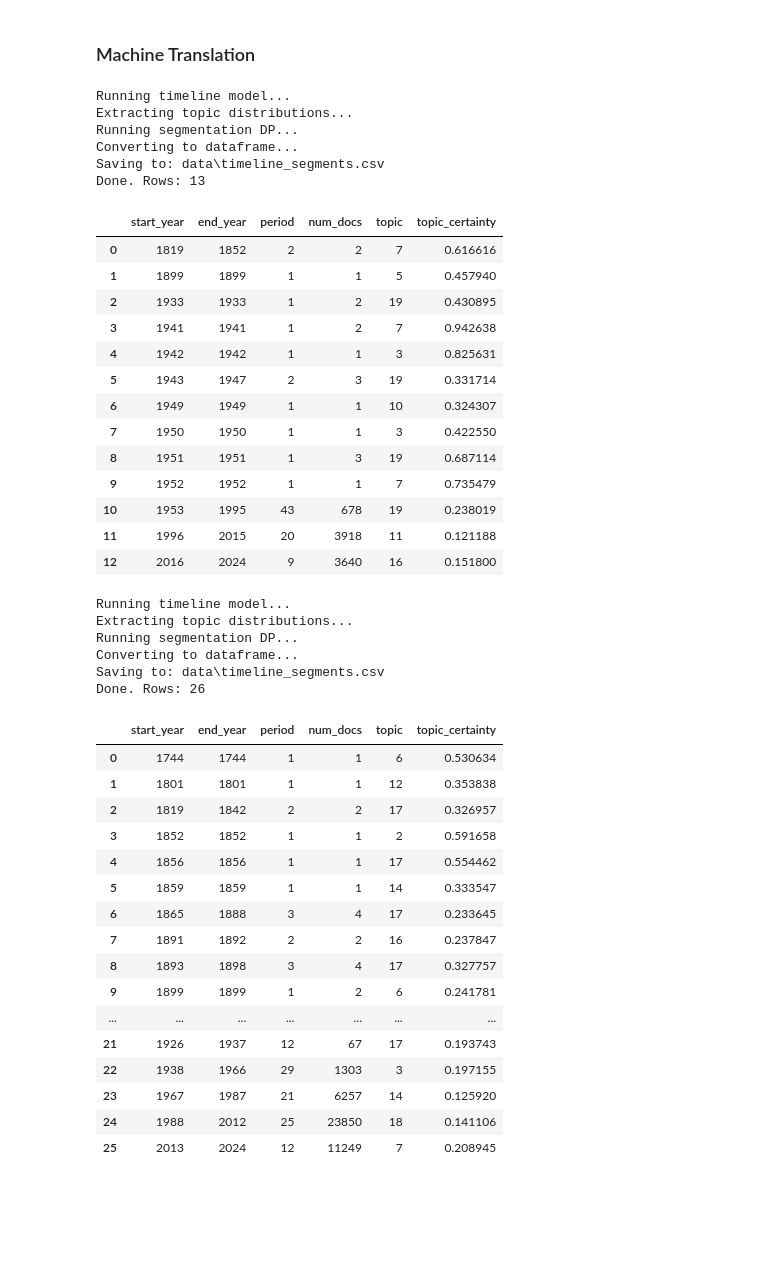
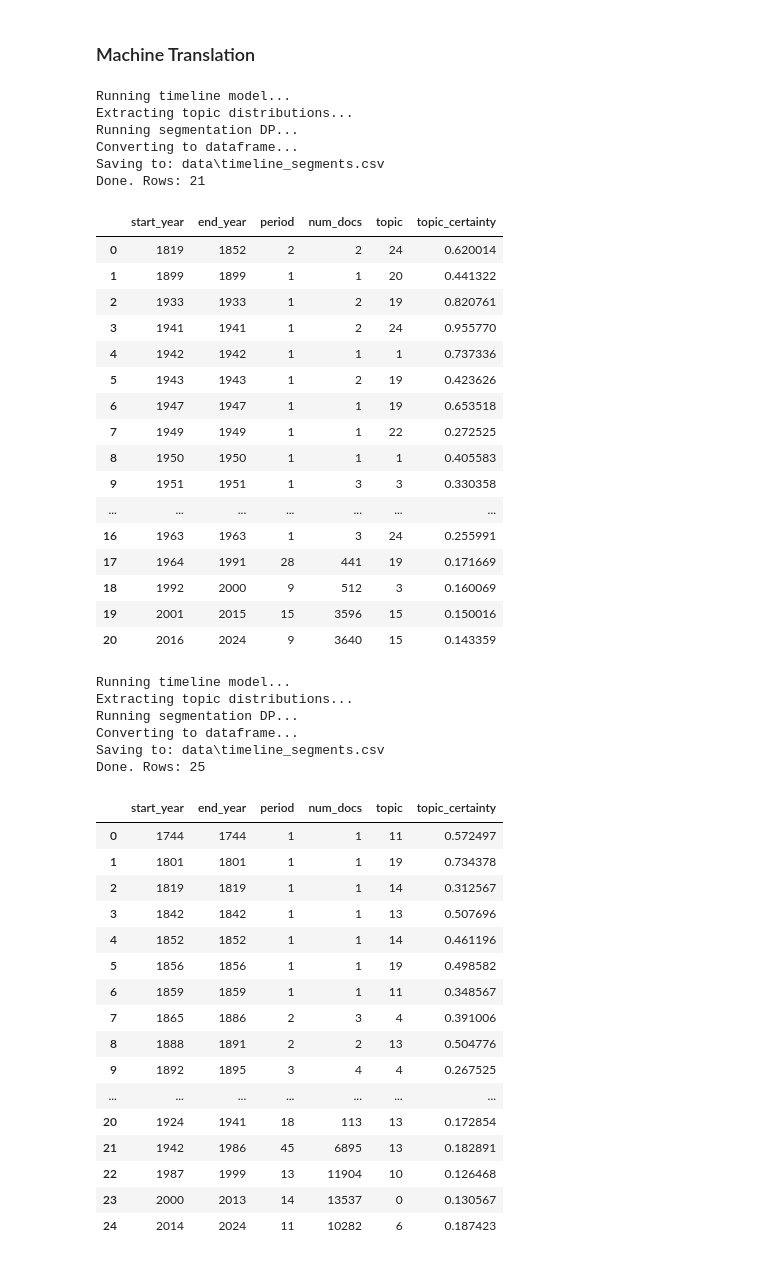
Before and after one commit to ilybevy/article-timeline, a Jupyter notebook: DMR_JS_DP.ipynb, the cells around one changed output. Saved outputs shown, nothing was run; the diff lists cells and outputs as text; code cells hidden in the pictures; blank space fills up the shorter version.

```diff
--- a/DMR_JS_DP.ipynb
+++ b/DMR_JS_DP.ipynb
@@ -149,8 +259,8 @@ def run_timeline_and_save():
     result = build_timeline_from_model(
         dataset_path=dataset_path,
         model_path=model_path,
-        lambda_penalty=0.25,
-        k_topics=20
+        lambda_penalty=0.15,
+        k_topics=25
     )
 
     print("Converting to dataframe...")
@@ -173,21 +283,24 @@ Extracting topic distributions...
 Running segmentation DP...
 Converting to dataframe...
 Saving to: data\timeline_segments.csv
-Done. Rows: 13
+Done. Rows: 21
 |  | start_year | end_year | period | num_docs | topic | topic_certainty |
-| 0 | 1819 | 1852 | 2 | 2 | 7 | 0.616616 |
-| 1 | 1899 | 1899 | 1 | 1 | 5 | 0.457940 |
-| 2 | 1933 | 1933 | 1 | 2 | 19 | 0.430895 |
-| 3 | 1941 | 1941 | 1 | 2 | 7 | 0.942638 |
-| 4 | 1942 | 1942 | 1 | 1 | 3 | 0.825631 |
-| 5 | 1943 | 1947 | 2 | 3 | 19 | 0.331714 |
-| 6 | 1949 | 1949 | 1 | 1 | 10 | 0.324307 |
-| 7 | 1950 | 1950 | 1 | 1 | 3 | 0.422550 |
-| 8 | 1951 | 1951 | 1 | 3 | 19 | 0.687114 |
-| 9 | 1952 | 1952 | 1 | 1 | 7 | 0.735479 |
-| 10 | 1953 | 1995 | 43 | 678 | 19 | 0.238019 |
-| 11 | 1996 | 2015 | 20 | 3918 | 11 | 0.121188 |
-| 12 | 2016 | 2024 | 9 | 3640 | 16 | 0.151800 |
+| 0 | 1819 | 1852 | 2 | 2 | 24 | 0.620014 |
+| 1 | 1899 | 1899 | 1 | 1 | 20 | 0.441322 |
+| 2 | 1933 | 1933 | 1 | 2 | 19 | 0.820761 |
+| 3 | 1941 | 1941 | 1 | 2 | 24 | 0.955770 |
+| 4 | 1942 | 1942 | 1 | 1 | 1 | 0.737336 |
+| 5 | 1943 | 1943 | 1 | 2 | 19 | 0.423626 |
+| 6 | 1947 | 1947 | 1 | 1 | 19 | 0.653518 |
+| 7 | 1949 | 1949 | 1 | 1 | 22 | 0.272525 |
+| 8 | 1950 | 1950 | 1 | 1 | 1 | 0.405583 |
+| 9 | 1951 | 1951 | 1 | 3 | 3 | 0.330358 |
+| ... | ... | ... | ... | ... | ... | ... |
+| 16 | 1963 | 1963 | 1 | 3 | 24 | 0.255991 |
+| 17 | 1964 | 1991 | 28 | 441 | 19 | 0.171669 |
+| 18 | 1992 | 2000 | 9 | 512 | 3 | 0.160069 |
+| 19 | 2001 | 2015 | 15 | 3596 | 15 | 0.150016 |
+| 20 | 2016 | 2024 | 9 | 3640 | 15 | 0.143359 |
 # %%
 import os
 import pandas as pd
@@ -201,49 +314,49 @@ def run_timeline_and_save():
     model_path = r"models\learning_dmr.bin"
 
     print("Running timeline model...")
 
     result = build_timeline_from_model(
         dataset_path=dataset_path,
         model_path=model_path,
-        lambda_penalty=0.25,
-        k_topics=20
+        lambda_penalty=0.15,
+        k_topics=25
     )
 
     print("Converting to dataframe...")
 
     df = segments_to_dataframe(result)
 
     output_path = r"data\timeline_segments.csv"
 
     print("Saving to:", output_path)
     df.to_csv(output_path, index=False, encoding="utf-8")
 
     print("Done. Rows:", len(df))
 
     return df
 
 run_timeline_and_save()
 # %% [output]
 Running timeline model...
 Extracting topic distributions...
 Running segmentation DP...
 Converting to dataframe...
 Saving to: data\timeline_segments.csv
-Done. Rows: 26
+Done. Rows: 25
 |  | start_year | end_year | period | num_docs | topic | topic_certainty |
-| 0 | 1744 | 1744 | 1 | 1 | 6 | 0.530634 |
-| 1 | 1801 | 1801 | 1 | 1 | 12 | 0.353838 |
-| 2 | 1819 | 1842 | 2 | 2 | 17 | 0.326957 |
-| 3 | 1852 | 1852 | 1 | 1 | 2 | 0.591658 |
-| 4 | 1856 | 1856 | 1 | 1 | 17 | 0.554462 |
-| 5 | 1859 | 1859 | 1 | 1 | 14 | 0.333547 |
-| 6 | 1865 | 1888 | 3 | 4 | 17 | 0.233645 |
-| 7 | 1891 | 1892 | 2 | 2 | 16 | 0.237847 |
-| 8 | 1893 | 1898 | 3 | 4 | 17 | 0.327757 |
-| 9 | 1899 | 1899 | 1 | 2 | 6 | 0.241781 |
+| 0 | 1744 | 1744 | 1 | 1 | 11 | 0.572497 |
+| 1 | 1801 | 1801 | 1 | 1 | 19 | 0.734378 |
+| 2 | 1819 | 1819 | 1 | 1 | 14 | 0.312567 |
+| 3 | 1842 | 1842 | 1 | 1 | 13 | 0.507696 |
+| 4 | 1852 | 1852 | 1 | 1 | 14 | 0.461196 |
+| 5 | 1856 | 1856 | 1 | 1 | 19 | 0.498582 |
+| 6 | 1859 | 1859 | 1 | 1 | 11 | 0.348567 |
+| 7 | 1865 | 1886 | 2 | 3 | 4 | 0.391006 |
+| 8 | 1888 | 1891 | 2 | 2 | 13 | 0.504776 |
+| 9 | 1892 | 1895 | 3 | 4 | 4 | 0.267525 |
 | ... | ... | ... | ... | ... | ... | ... |
-| 21 | 1926 | 1937 | 12 | 67 | 17 | 0.193743 |
-| 22 | 1938 | 1966 | 29 | 1303 | 3 | 0.197155 |
-| 23 | 1967 | 1987 | 21 | 6257 | 14 | 0.125920 |
-| 24 | 1988 | 2012 | 25 | 23850 | 18 | 0.141106 |
-| 25 | 2013 | 2024 | 12 | 11249 | 7 | 0.208945 |
+| 20 | 1924 | 1941 | 18 | 113 | 13 | 0.172854 |
+| 21 | 1942 | 1986 | 45 | 6895 | 13 | 0.182891 |
+| 22 | 1987 | 1999 | 13 | 11904 | 10 | 0.126468 |
+| 23 | 2000 | 2013 | 14 | 13537 | 0 | 0.130567 |
+| 24 | 2014 | 2024 | 11 | 10282 | 6 | 0.187423 |
```
Also changed, not shown: parts of 7 cells of this notebook, 5 other files.
